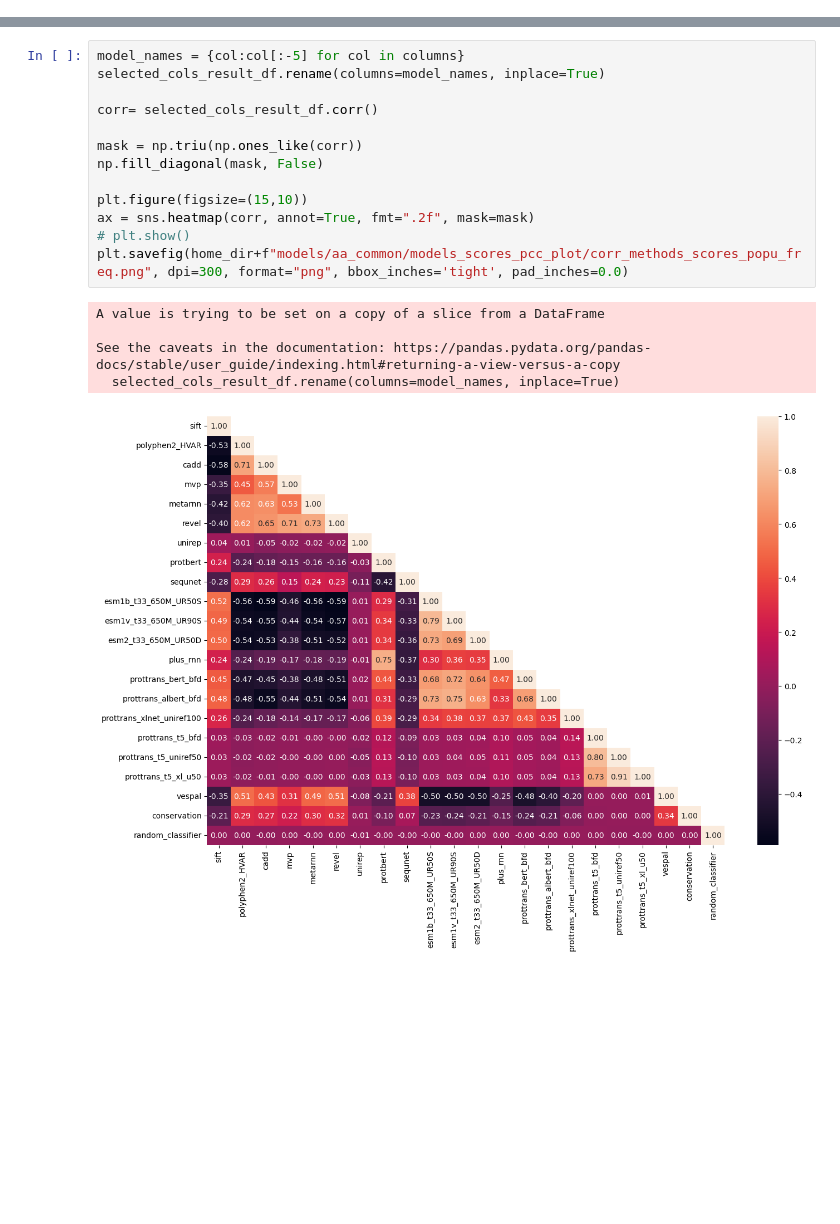
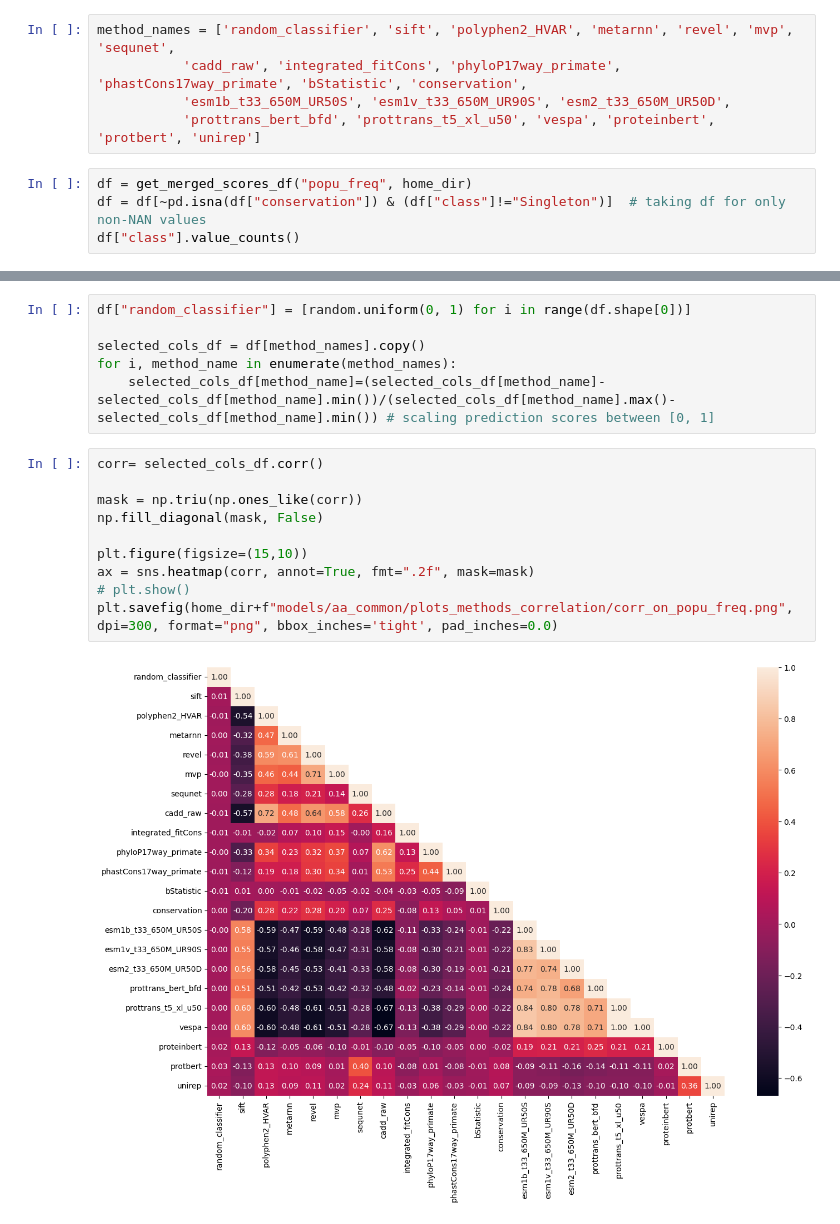
Before and after one commit to akabiraka/variant_effect_analysis, a Jupyter notebook: models/aa_common/plot_correlation_among_methods.ipynb, the cells around one changed output, grey strips where cells are left out. Saved outputs shown, nothing was run; the diff lists cells and outputs as text; blank space fills up the shorter version.

Commit message:
methods scores correlation on popu-freq added

```diff
--- a/models/aa_common/plot_correlation_among_methods.ipynb
+++ b/models/aa_common/plot_correlation_among_methods.ipynb
@@ -77,0 +19,9 @@ See the caveats in the documentation: https://pandas.pydata.org/pandas-docs/stab
+# %%
+method_names = ['random_classifier', 'sift', 'polyphen2_HVAR', 'metarnn', 'revel', 'mvp', 'sequnet',
+           'cadd_raw', 'integrated_fitCons', 'phyloP17way_primate', 'phastCons17way_primate', 'bStatistic', 'conservation',
+           'esm1b_t33_650M_UR50S', 'esm1v_t33_650M_UR90S', 'esm2_t33_650M_UR50D',
+           'prottrans_bert_bfd', 'prottrans_t5_xl_u50', 'vespa', 'proteinbert', 'protbert', 'unirep']
+# %%
+df = get_merged_scores_df("popu_freq", home_dir)
+df = df[~pd.isna(df["conservation"]) & (df["class"]!="Singleton")]  # taking df for only non-NAN values
+df["class"].value_counts()
@@ -78,19 +49,18 @@ See the caveats in the documentation: https://pandas.pydata.org/pandas-docs/stab
+# %%
+df["random_classifier"] = [random.uniform(0, 1) for i in range(df.shape[0])]
+
+selected_cols_df = df[method_names].copy()
+for i, method_name in enumerate(method_names):
+    selected_cols_df[method_name]=(selected_cols_df[method_name]-selected_cols_df[method_name].min())/(selected_cols_df[method_name].max()-selected_cols_df[method_name].min()) # scaling prediction scores between [0, 1]
 # %%
-model_names = {col:col[:-5] for col in columns}
-selected_cols_result_df.rename(columns=model_names, inplace=True)
-
-corr= selected_cols_result_df.corr()
+corr= selected_cols_df.corr()
 
 mask = np.triu(np.ones_like(corr))
 np.fill_diagonal(mask, False)
 
 plt.figure(figsize=(15,10))
 ax = sns.heatmap(corr, annot=True, fmt=".2f", mask=mask)
 # plt.show()
-plt.savefig(home_dir+f"models/aa_common/models_scores_pcc_plot/corr_methods_scores_popu_freq.png", dpi=300, format="png", bbox_inches='tight', pad_inches=0.0)
+plt.savefig(home_dir+f"models/aa_common/plots_methods_correlation/corr_on_popu_freq.png", dpi=300, format="png", bbox_inches='tight', pad_inches=0.0)
 # %% [output]
-A value is trying to be set on a copy of a slice from a DataFrame
-
-See the caveats in the documentation: https://pandas.pydata.org/pandas-docs/stable/user_guide/indexing.html#returning-a-view-versus-a-copy
-  selected_cols_result_df.rename(columns=model_names, inplace=True)
-[figure, old version]
+[figure, new version]
```
Also changed, not shown: parts of 5 cells of this notebook, 1 other file.
